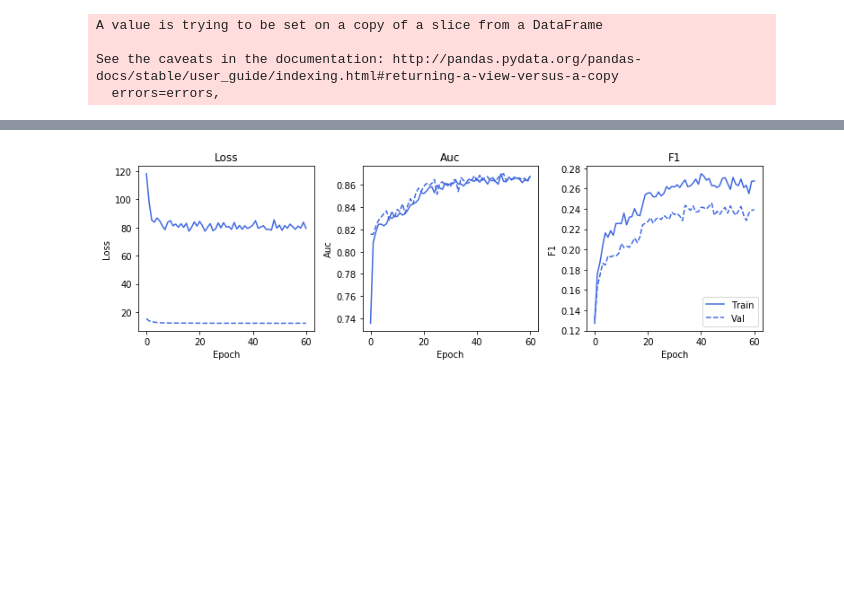
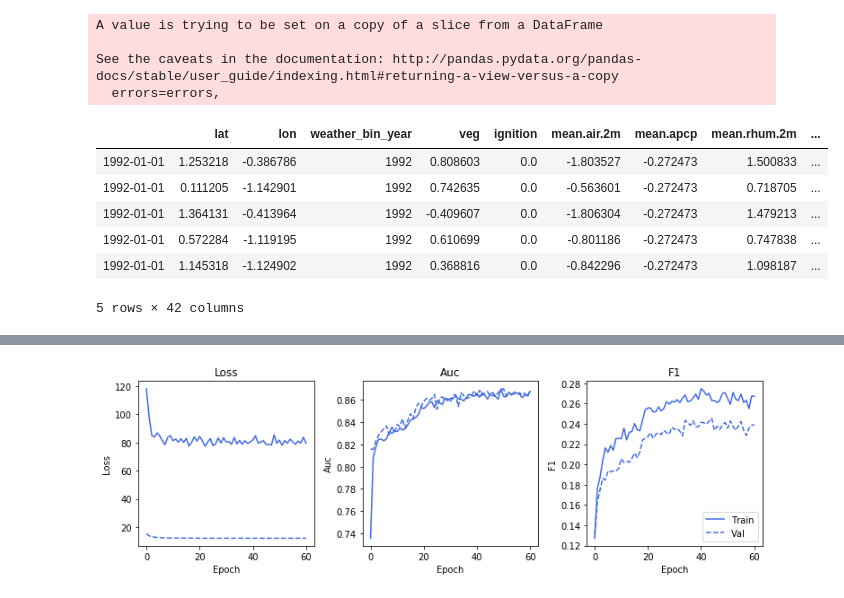
Before and after one commit to aristyogresearch/wildfire, a Jupyter notebook: notebooks/keras_parallel_LSTM_410input.ipynb, the cells around one changed output, grey strips where cells are left out. Saved outputs shown, nothing was run; the diff lists cells and outputs as text; code cells hidden in the pictures; blank space fills up the shorter version.

```diff
--- a/notebooks/keras_parallel_LSTM_410input.ipynb
+++ b/notebooks/keras_parallel_LSTM_410input.ipynb
@@ -287,3 +289,13 @@ data[features_to_scale] = scaled_features
 # %%
 # Sort by datetime index
 data = data.sort_index()
+# %%
+data.head()
+# %% [output]
+|  | lat | lon | weather_bin_year | veg | ignition | mean.air.2m | mean.apcp | mean.rhum.2m | ... |
+| 1992-01-01 | 1.253218 | -0.386786 | 1992 | 0.808603 | 0.0 | -1.803527 | -0.272473 | 1.500833 | ... |
+| 1992-01-01 | 0.111205 | -1.142901 | 1992 | 0.742635 | 0.0 | -0.563601 | -0.272473 | 0.718705 | ... |
+| 1992-01-01 | 1.364131 | -0.413964 | 1992 | -0.409607 | 0.0 | -1.806304 | -0.272473 | 1.479213 | ... |
+| 1992-01-01 | 0.572284 | -1.119195 | 1992 | 0.610699 | 0.0 | -0.801186 | -0.272473 | 0.747838 | ... |
+| 1992-01-01 | 1.145318 | -1.124902 | 1992 | 0.368816 | 0.0 | -0.842296 | -0.272473 | 1.098187 | ... |
+5 rows × 42 columns
```
Also changed, not shown: parts of 16 cells of this notebook, 1 other file.
